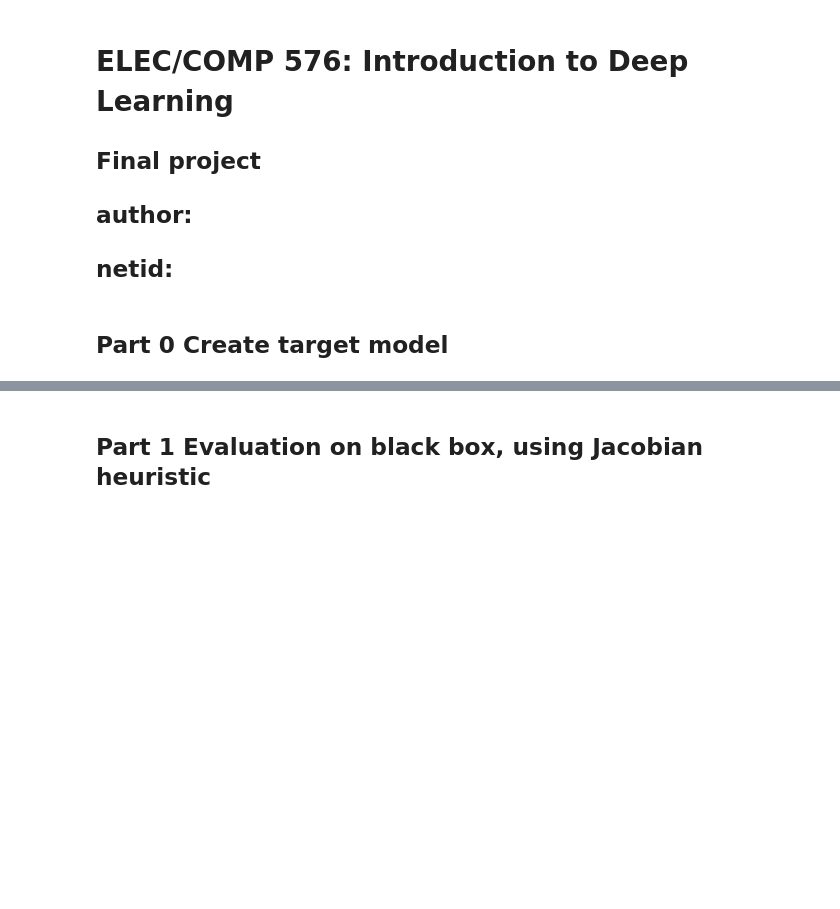
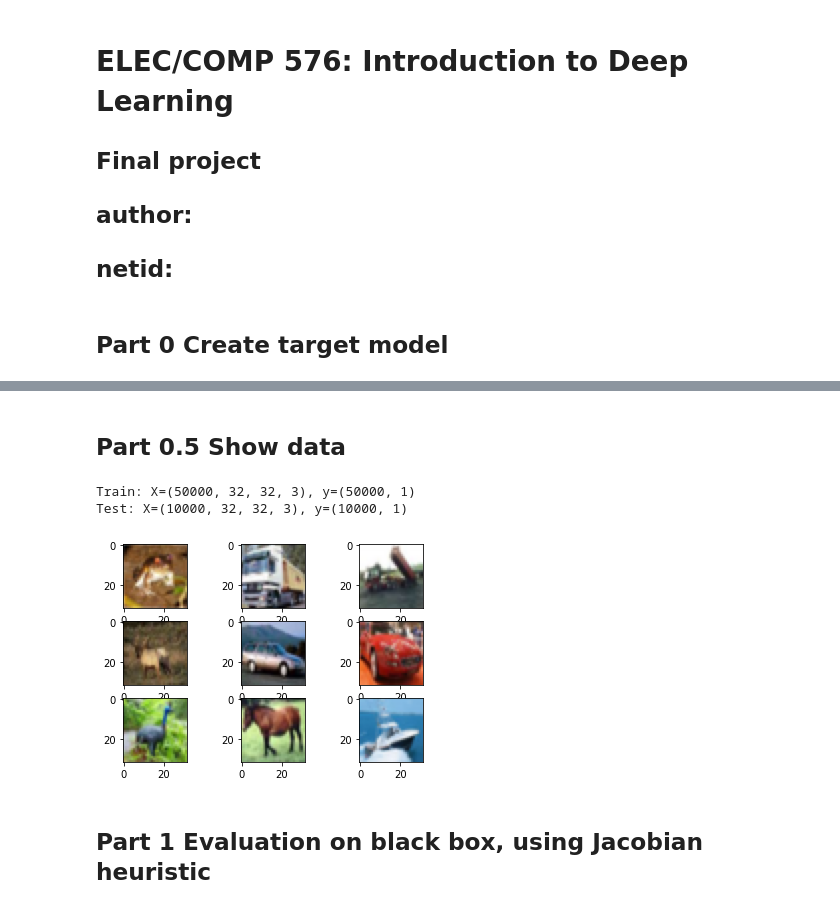
Before and after one commit to RogerLei710/COMP-576-Final-Proj, a Jupyter notebook: report-cifar10.ipynb, the cells around one changed output, grey strips where cells are left out. Cells and saved outputs as stored; diff of their text form; code cells hidden in the pictures; blank space fills up the shorter version.

```diff
--- a/report-cifar10.ipynb
+++ b/report-cifar10.ipynb
@@ -30,6 +30,30 @@ WARNING:tensorflow:From /usr/local/lib/python3.6/dist-packages/tensorflow/python
 Instructions for updating:
 This property should not be used in TensorFlow 2.0, as updates are applied automatically.
 INFO:tensorflow:Assets written to: saved_models/cifar10_target_model/assets
+# %% [markdown]
+## Part 0.5 Show data
+# %%
+# Ref: https://machinelearningmastery.com/how-to-load-and-visualize-standard-computer-vision-datasets-with-keras/
+# example of loading the cifar10 dataset
+from matplotlib import pyplot
+from tensorflow.keras.datasets import cifar10
+# load dataset
+(trainX, trainy), (testX, testy) = cifar10.load_data()
+# summarize loaded dataset
+print('Train: X=%s, y=%s' % (trainX.shape, trainy.shape))
+print('Test: X=%s, y=%s' % (testX.shape, testy.shape))
+# plot first few images
+for i in range(9):
+	# define subplot
+	pyplot.subplot(330 + 1 + i)
+	# plot raw pixel data
+	pyplot.imshow(trainX[i])
+# show the figure
+pyplot.show()
+# %% [output]
+Train: X=(50000, 32, 32, 3), y=(50000, 1)
+Test: X=(10000, 32, 32, 3), y=(10000, 1)
+[figure, added]
 # %% [markdown]
 ## Part 1 Evaluation on black box, using Jacobian heuristic
 # %%
```
Also changed, not shown: parts of 2 cells of this notebook, 1 other file.
